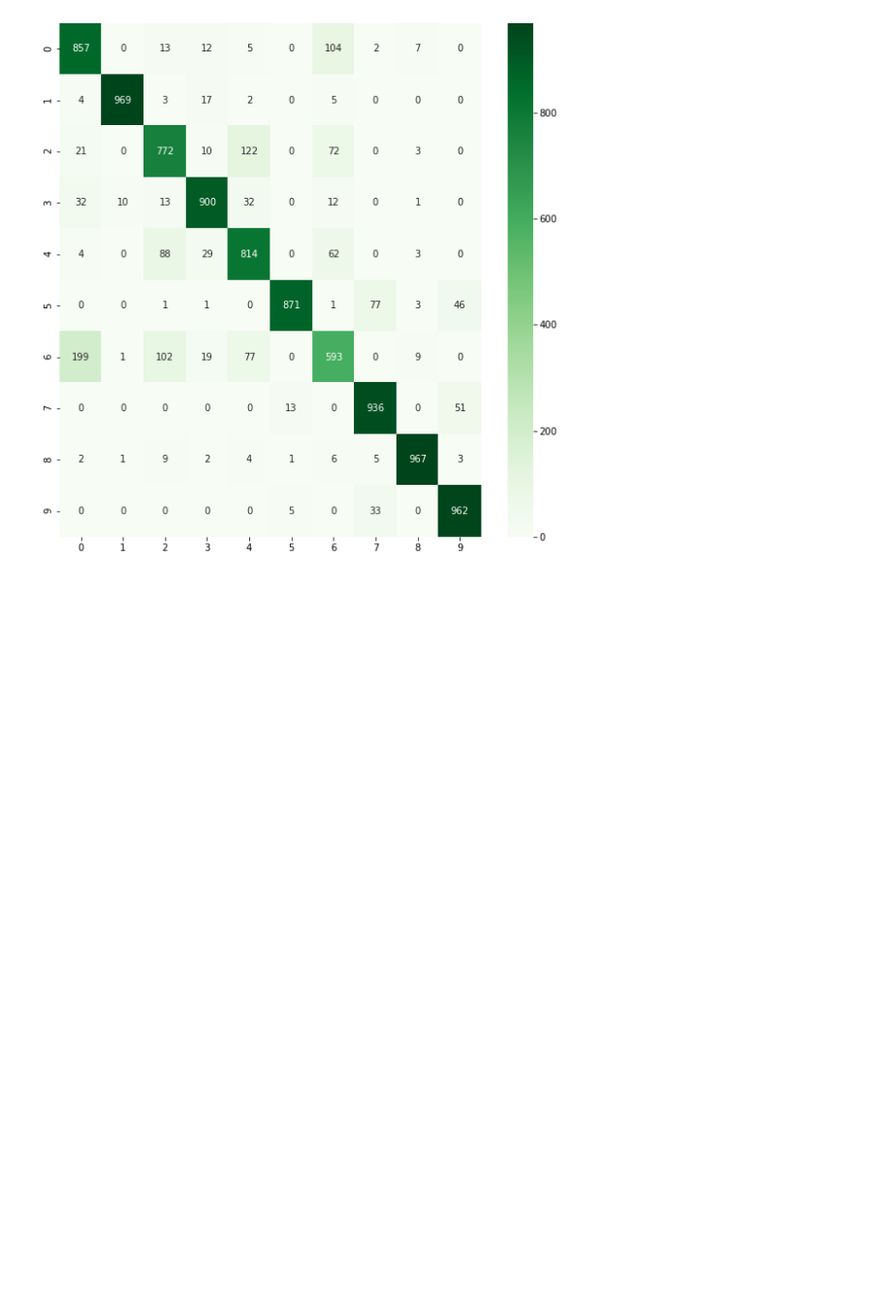
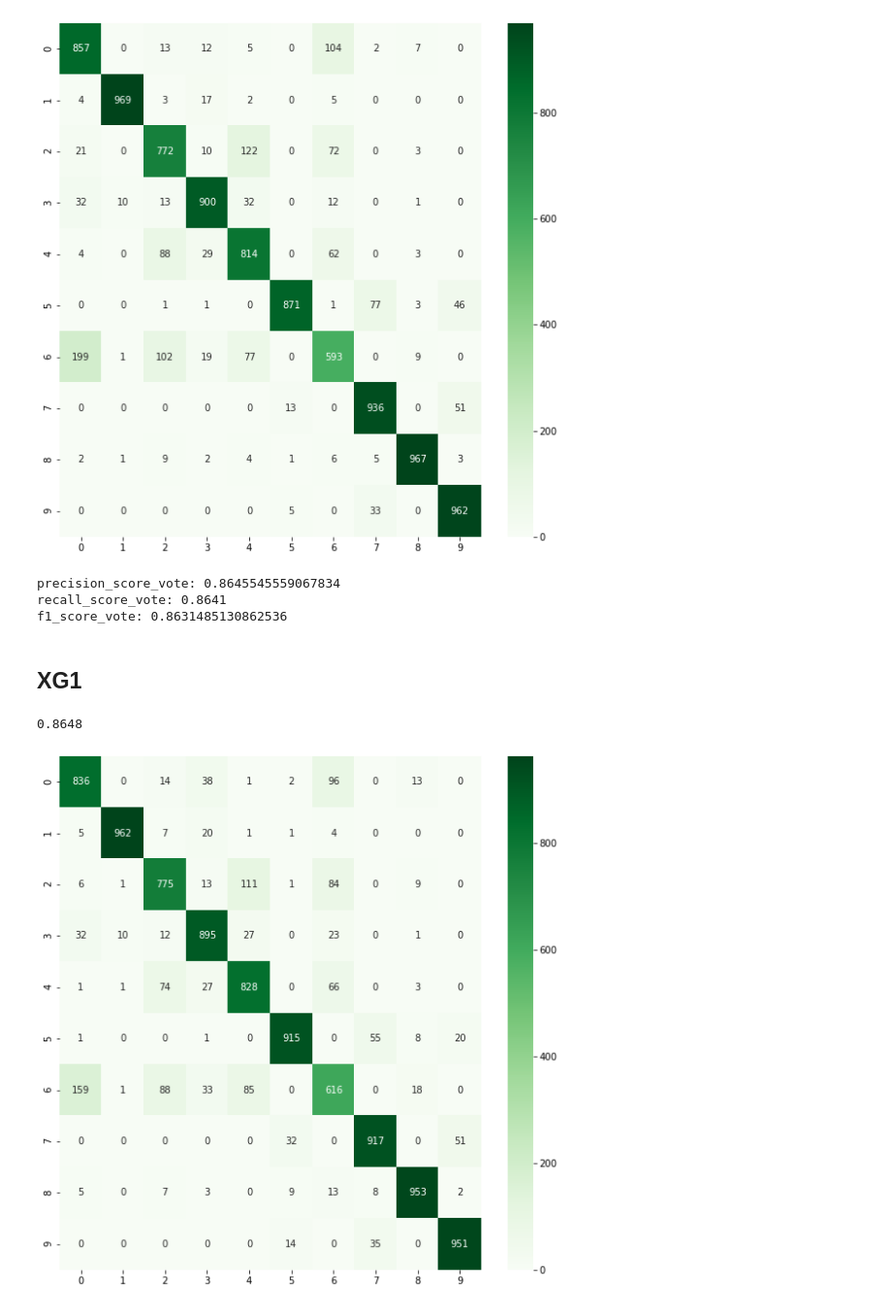
Before and after one commit to Yehudit-Brickner/data_science_end_of_year1_project, a Jupyter notebook: fasion mnist-2 3.5.21.ipynb, the cells around one changed output. Shown at 97% size. Cells and saved outputs as stored; diff of their text form; code cells hidden in the pictures; blank space fills up the shorter version.

Commit message:
started adding tests

```diff
--- a/fasion mnist-2 3.5.21.ipynb
+++ b/fasion mnist-2 3.5.21.ipynb
@@ -802,3 +806,25 @@ mat_knn1_test=confusion_matrix(y_testing_set_dont_touch, y_pred_knn1_test)
 confussion_matrix(mat_knn1_test)
 # %% [output]
 [figure]
+# %%
+print("precision_score_vote:",precision_score(y_testing_set_dont_touch, y_pred_knn1_test,average='weighted'))
+print("recall_score_vote:",recall_score(y_testing_set_dont_touch, y_pred_knn1_test,average='weighted'))
+print("f1_score_vote:",f1_score(y_testing_set_dont_touch, y_pred_knn1_test,average='weighted'))
+# %% [output]
+precision_score_vote: 0.8645545559067834
+recall_score_vote: 0.8641
+f1_score_vote: 0.8631485130862536
+# %% [markdown]
+## XG1
+# %%
+y_pred_xg1_test=XG1.predict(x_testing_set_dont_touch_reduced1)
+accuracy_xg1_test=metrics.accuracy_score(y_testing_set_dont_touch,y_pred_xg1_test)
+accuracy_xg1_test
+# %% [output]
+0.8648
+# %%
+# confussion matrix
+mat_xg1_test=confusion_matrix(y_testing_set_dont_touch, y_pred_xg1_test)
+confussion_matrix(mat_xg1_test)
+# %% [output]
+[figure, added]
```
Also changed, not shown: parts of 11 cells of this notebook.
